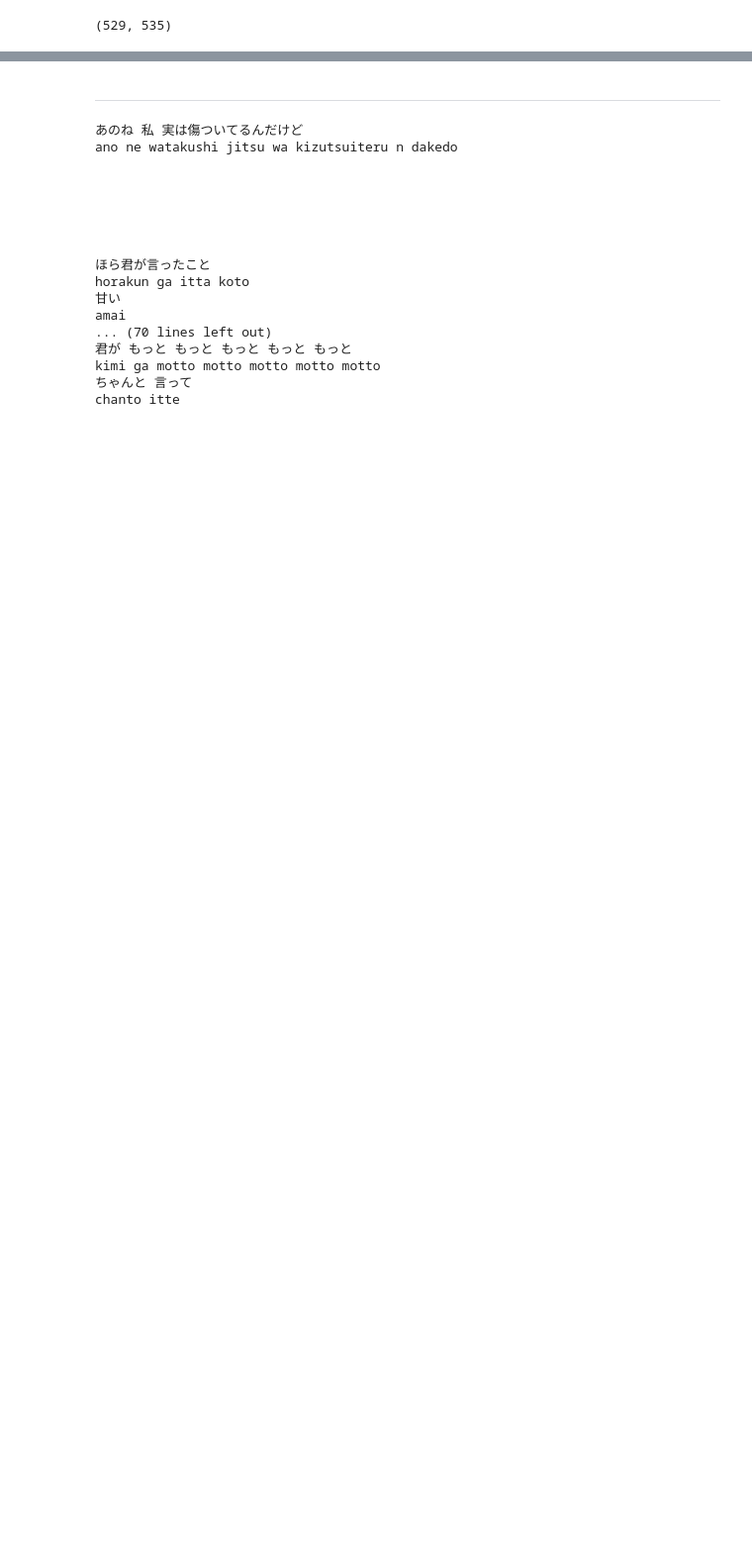
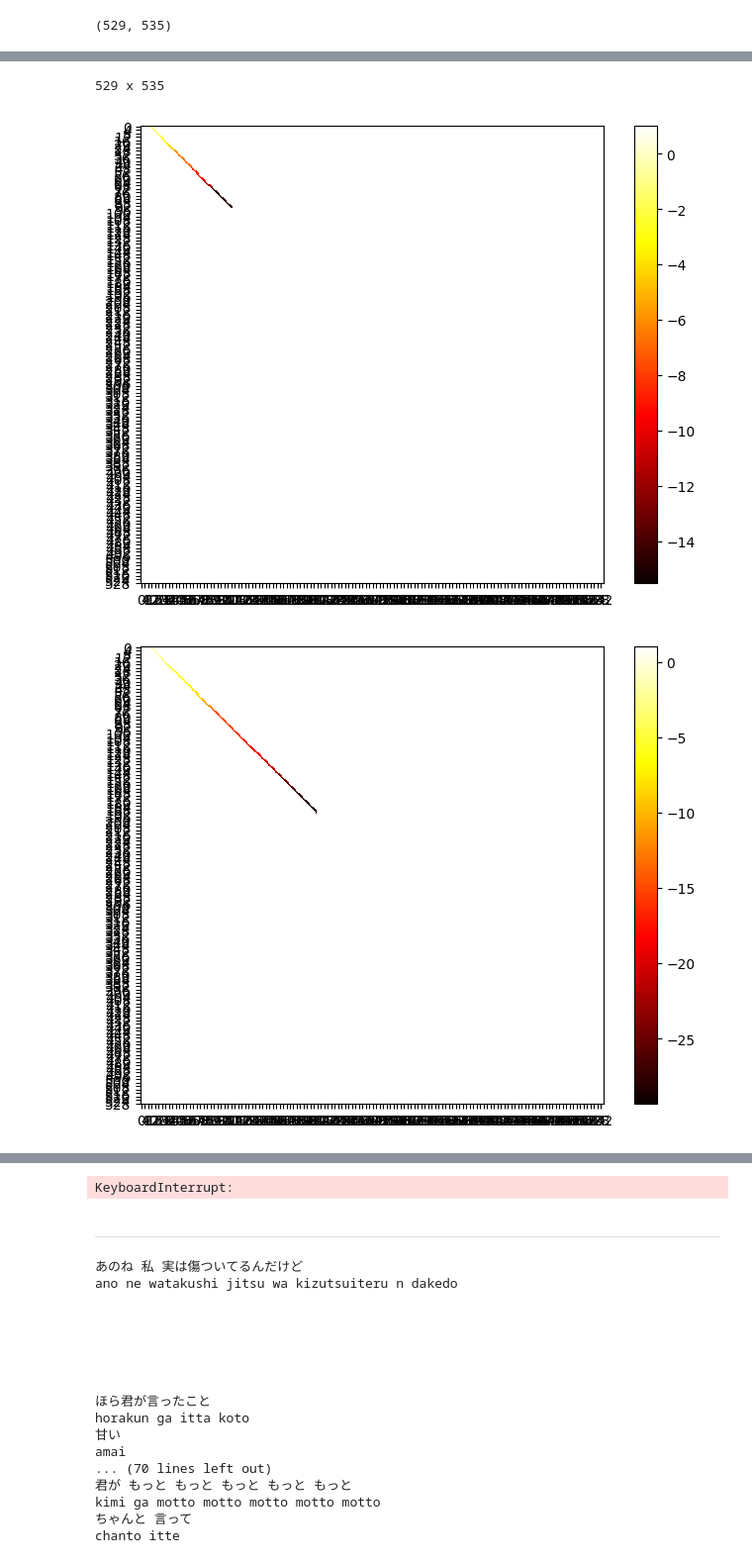
Before and after one commit to naniri04/Vocal_Recognition, a Jupyter notebook: vocal_recog.ipynb, the cells around one changed output, grey strips where cells are left out. Shown at 99% size. Cells and saved outputs as stored; diff of their text form; code cells hidden in the pictures; blank space fills up the shorter version.

```diff
--- a/vocal_recog.ipynb
+++ b/vocal_recog.ipynb
@@ -164,0 +162,6 @@ Path: [(0, 12), (1, 13), (2, 14), (3, 15), (4, 16), (5, 17), (6, 18), (7, 19), (
+# %%
+cp.find_opt(sim_mat=m)
+# %% [output]
+529 x 535
+[figure, added]
+[figure, added]
@@ -165,3 +175,4 @@ Path: [(0, 12), (1, 13), (2, 14), (3, 15), (4, 16), (5, 17), (6, 18), (7, 19), (
+KeyboardInterrupt:
 # %% [markdown]
 ---
 # %%
```
Also changed, not shown: parts of 5 cells of this notebook, 6 other files.
